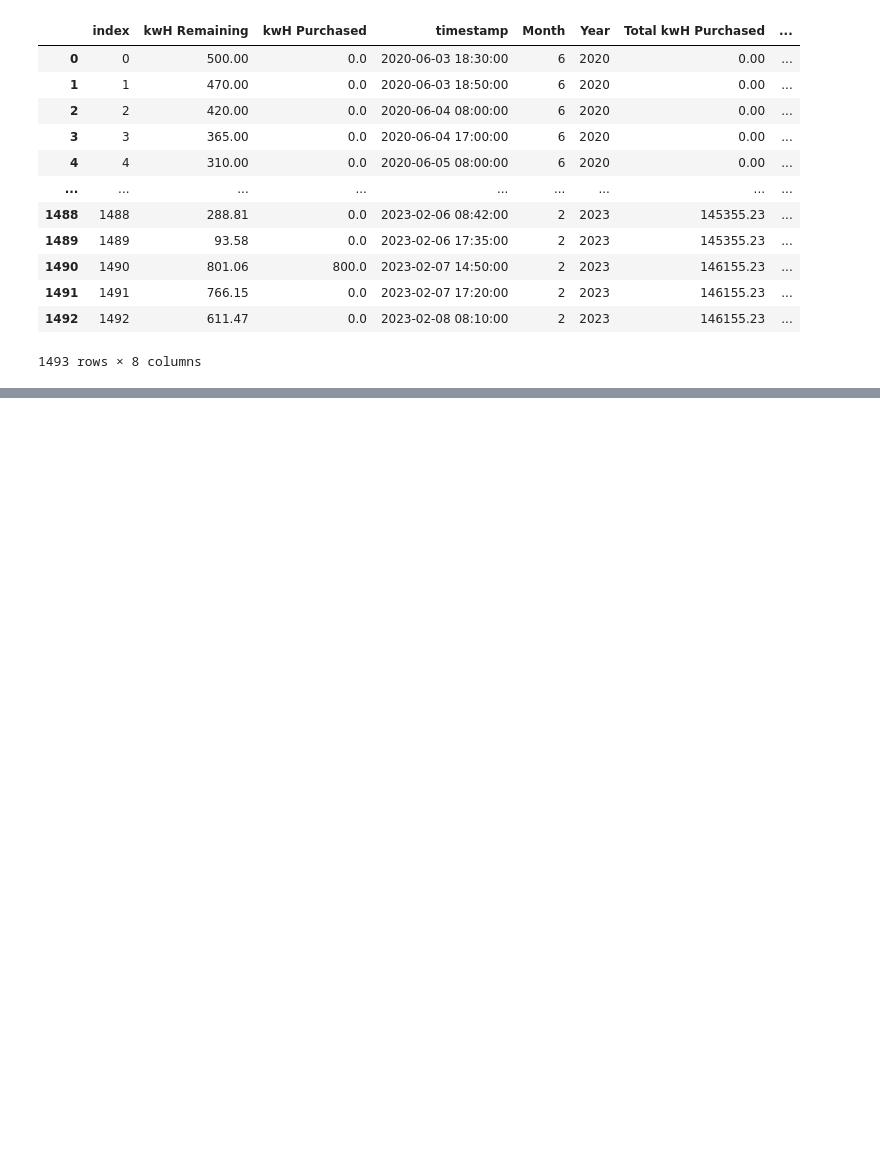
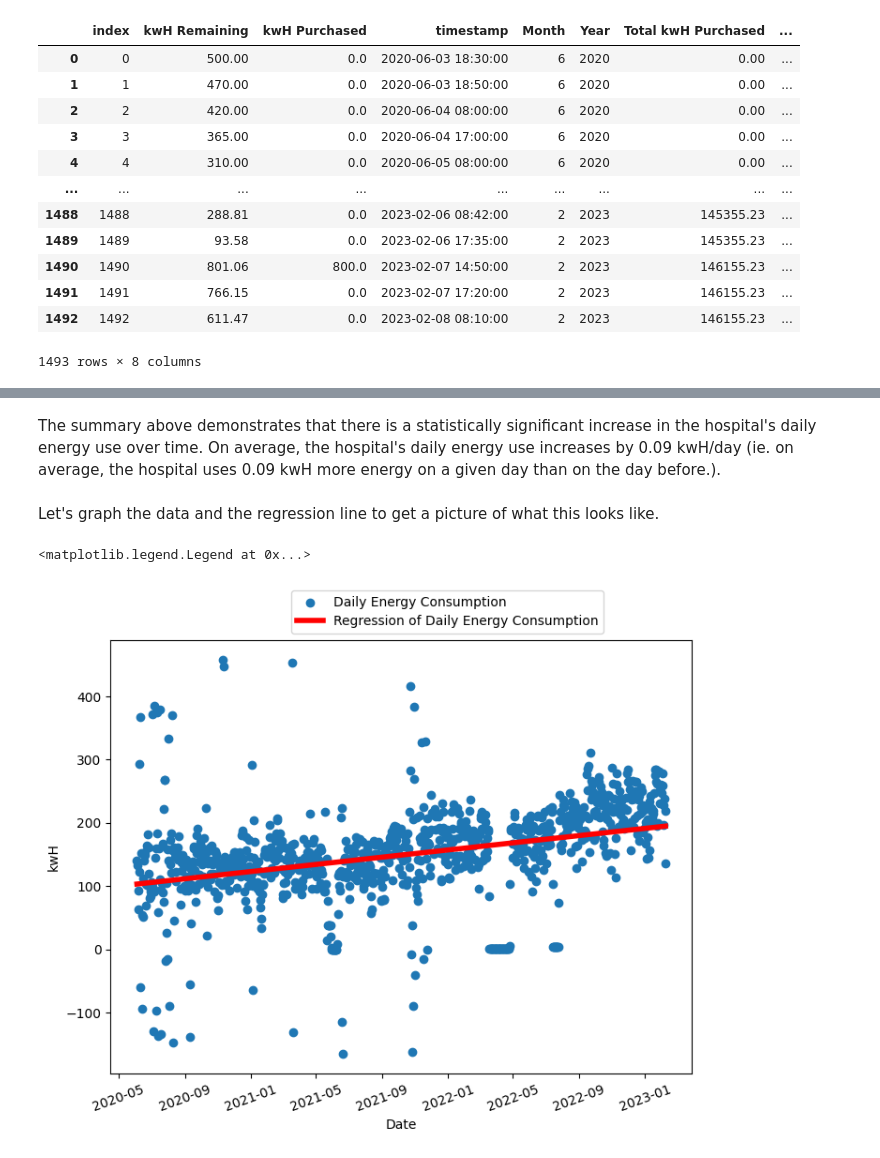
Before and after one commit to AmanDesai-coder/CBCA_Ndosho_Electricity_Analysis, a Jupyter notebook: AmanElectricityAnalysis.ipynb, the cells around one changed output, grey strips where cells are left out. Drawn from its saved outputs; the diff is of its cells as text; code cells hidden in the pictures; blank space fills up the shorter version.

```diff
--- a/AmanElectricityAnalysis.ipynb
+++ b/AmanElectricityAnalysis.ipynb
@@ -158,10 +122,0 @@ numpy.ndarray
-# %%
-days = (pd.Series(time)-electr_df['timestamp'].iloc[0])[1:]
-X = days/pd.Timedelta(days = 1)
-X = sm.add_constant(X) #Adds constant term
-Y = np.diff(cons)
-#cz_df['w2_or_sc_nz_30_q1_diff'] = cz_df['w2_or_sc_nz_30_q1_m'] - cz_df['w2_or_sc_nz_30_q1_f']
-#Y_bottom_income_quintile = cz_df['w2_or_sc_nz_30_q1_diff'] #Gender gap is outcome variable
-model = sm.OLS(Y, X, missing = 'drop').fit()
-model.summary()
-#plt.plot( days/pd.Timedelta(days = 1), Y)
@@ -201,7 +122,0 @@ SyntaxError: invalid syntax (482648602.py, line 3)
-# %%
-X = electr_df['timestamp']
-X = sm.add_constant(X) #Adds constant term
-cz_df['w2_or_sc_nz_30_q1_diff'] = cz_df['w2_or_sc_nz_30_q1_m'] - cz_df['w2_or_sc_nz_30_q1_f']
-Y_bottom_income_quintile = cz_df['w2_or_sc_nz_30_q1_diff'] #Gender gap is outcome variable
-model = sm.OLS(Y_bottom_income_quintile, X, missing = 'drop').fit()
-model.summary()
@@ -212,0 +162,11 @@ electr_df.groupby(['Month', 'Year'])['Total kwH Consumed'].apply(lambda x: x.max
+# %%
+from statsmodels.tsa.arima.model import ARIMA
+
+reg_df['Day'] = (reg_df['Date'] - reg_df['Date'].iloc[0]).apply(lambda x: x.days)
+
+X = sm.add_constant(reg_df['Day'])
+Y = reg_df['Daily Energy Consumption (kwH)']
+
+lin_model = sm.OLS(Y, X, missing = 'drop').fit()
+
+lin_model.summary()
@@ -212,0 +195,20 @@ electr_df.groupby(['Month', 'Year'])['Total kwH Consumed'].apply(lambda x: x.max
+# %% [markdown]
+The summary above demonstrates that there is a statistically significant increase in the hospital's daily energy use over time. On average, the hospital's daily energy use increases by 0.09 kwH/day (ie. on average, the hospital uses 0.09 kwH more energy on a given day than on the day before.).
+# %% [markdown]
+Let's graph the data and the regression line to get a picture of what this looks like.
+# %%
+reg_df['Predicted Daily Energy Consumption (kwH)'] = lin_model.predict(X)
+
+fig, ax = plt.subplots(figsize=(8, 6))
+
+plt.xticks(rotation=20)
+
+plt.xlabel("Date")
+plt.ylabel("kwH")
+
+plt.scatter(reg_df['Date'], reg_df['Daily Energy Consumption (kwH)'], label = 'Daily Energy Consumption')
+plt.plot(reg_df['Date'], reg_df['Predicted Daily Energy Consumption (kwH)'], color = 'r', linewidth=4, label = 'Regression of Daily Energy Consumption')
+plt.legend(bbox_to_anchor=(0.3, 1))
+# %% [output]
+<matplotlib.legend.Legend at 0x...>
+[figure, added]
```
Also changed, not shown: parts of 20 cells of this notebook.
